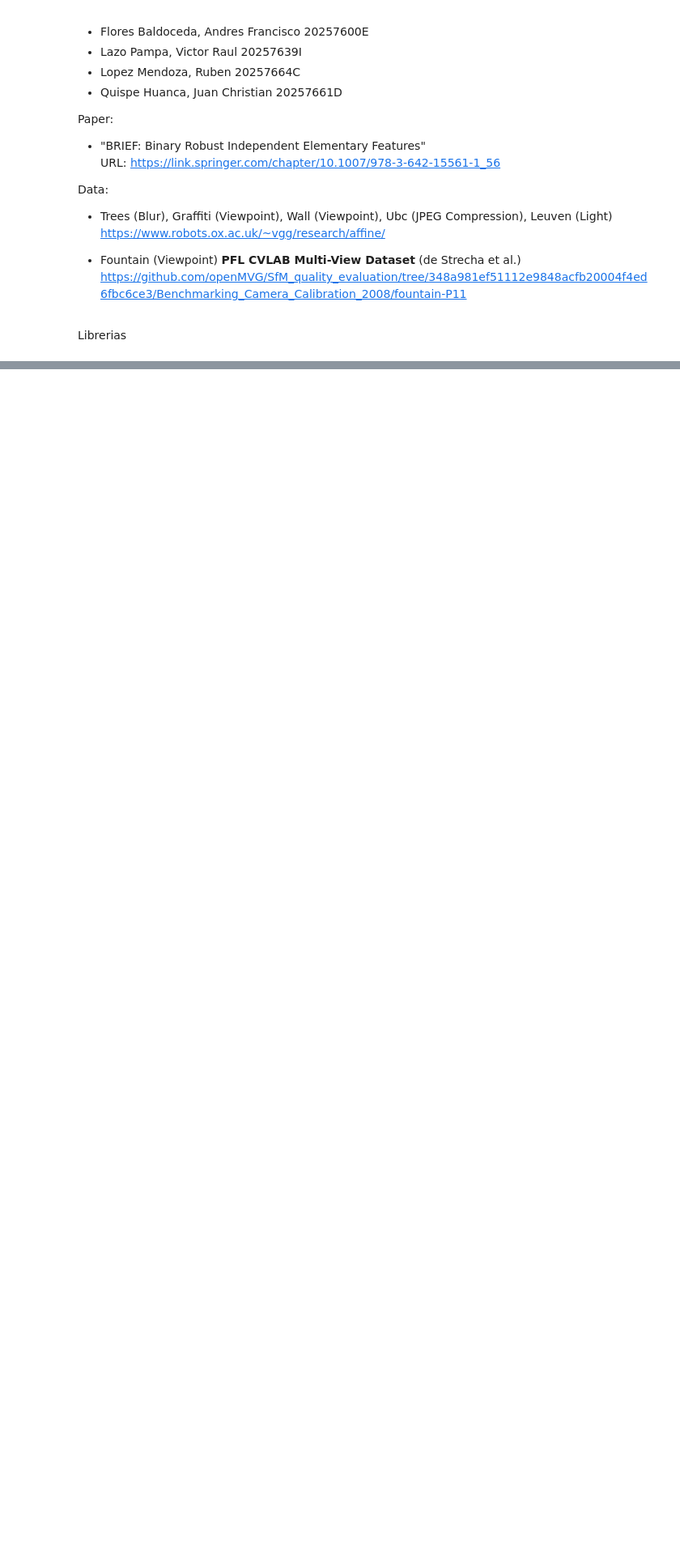
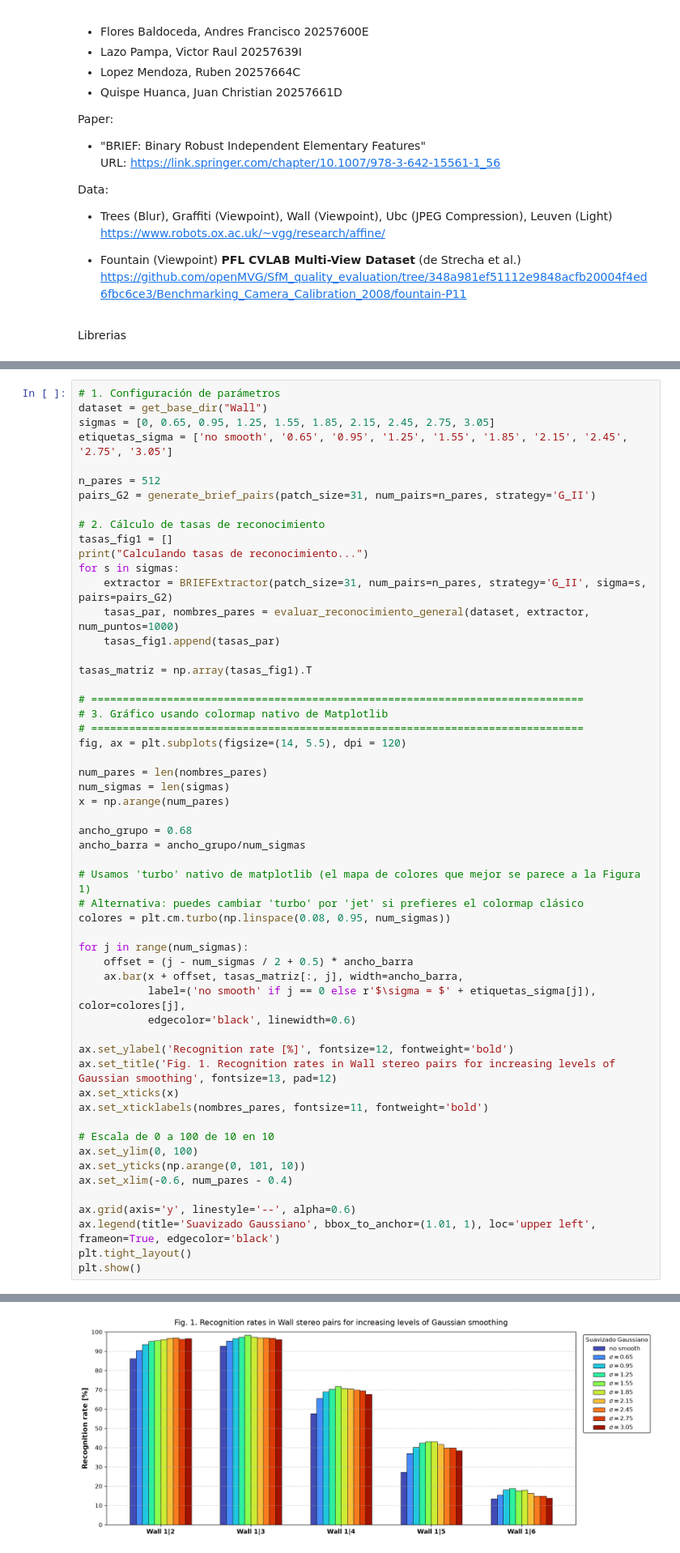
Before and after one commit to vlazop/workspaceCV, a Jupyter notebook: BRIEF_G04_MIA_09_SEC_B/BRIEF_METHOD_G04.ipynb, the cells around one changed output, grey strips where cells are left out. Shown at 81% size. Saved outputs shown, nothing was run; the diff lists cells and outputs as text; blank space fills up the shorter version.

Commit message:
Implementación completa de BRIEF (Figuras 1-9, tabla de tiempos y presentación Beamer)

```diff
--- a/BRIEF_G04_MIA_09_SEC_B/BRIEF_METHOD_G04.ipynb
+++ b/BRIEF_G04_MIA_09_SEC_B/BRIEF_METHOD_G04.ipynb
@@ -312,0 +62,56 @@ plt.show()
+# %%
+# 1. Configuración de parámetros
+dataset = get_base_dir("Wall")
+sigmas = [0, 0.65, 0.95, 1.25, 1.55, 1.85, 2.15, 2.45, 2.75, 3.05]
+etiquetas_sigma = ['no smooth', '0.65', '0.95', '1.25', '1.55', '1.85', '2.15', '2.45', '2.75', '3.05']
+
+n_pares = 512
+pairs_G2 = generate_brief_pairs(patch_size=31, num_pairs=n_pares, strategy='G_II')
+
+# 2. Cálculo de tasas de reconocimiento
+tasas_fig1 = []
+print("Calculando tasas de reconocimiento...")
+for s in sigmas:
+    extractor = BRIEFExtractor(patch_size=31, num_pairs=n_pares, strategy='G_II', sigma=s, pairs=pairs_G2)
+    tasas_par, nombres_pares = evaluar_reconocimiento_general(dataset, extractor, num_puntos=1000)
+    tasas_fig1.append(tasas_par)
+
+tasas_matriz = np.array(tasas_fig1).T
+
+# ==============================================================================
+# 3. Gráfico usando colormap nativo de Matplotlib
+# ==============================================================================
+fig, ax = plt.subplots(figsize=(14, 5.5), dpi = 120)
+
+num_pares = len(nombres_pares)
+num_sigmas = len(sigmas)
+x = np.arange(num_pares)
+
+ancho_grupo = 0.68
+ancho_barra = ancho_grupo/num_sigmas
+
+# Usamos 'turbo' nativo de matplotlib (el mapa de colores que mejor se parece a la Figura 1)
+# Alternativa: puedes cambiar 'turbo' por 'jet' si prefieres el colormap clásico
+colores = plt.cm.turbo(np.linspace(0.08, 0.95, num_sigmas))
+
+for j in range(num_sigmas):
+    offset = (j - num_sigmas / 2 + 0.5) * ancho_barra
+    ax.bar(x + offset, tasas_matriz[:, j], width=ancho_barra,
+           label=('no smooth' if j == 0 else r'$\sigma = $' + etiquetas_sigma[j]), color=colores[j],
+           edgecolor='black', linewidth=0.6)
+
+ax.set_ylabel('Recognition rate [%]', fontsize=12, fontweight='bold')
+ax.set_title('Fig. 1. Recognition rates in Wall stereo pairs for increasing levels of Gaussian smoothing', fontsize=13, pad=12)
+ax.set_xticks(x)
+ax.set_xticklabels(nombres_pares, fontsize=11, fontweight='bold')
+
+# Escala de 0 a 100 de 10 en 10
+ax.set_ylim(0, 100)
+ax.set_yticks(np.arange(0, 101, 10))
+ax.set_xlim(-0.6, num_pares - 0.4)
+
+ax.grid(axis='y', linestyle='--', alpha=0.6)
+ax.legend(title='Suavizado Gaussiano', bbox_to_anchor=(1.01, 1), loc='upper left', frameon=True, edgecolor='black')
+plt.tight_layout()
+plt.show()
+# %% [output]
@@ -312,0 +119 @@ plt.show()
+[figure, added]
```
Also changed, not shown: parts of 26 cells of this notebook, 30 other files.
